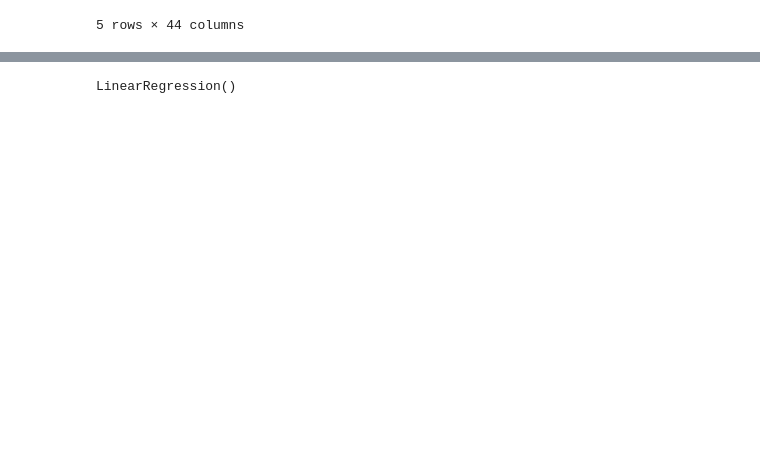
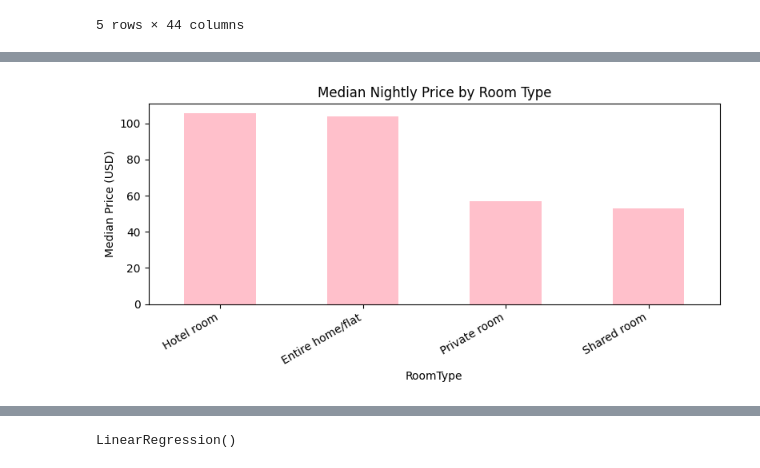
Before and after one commit to fatmaAlzu/444_Project, a Jupyter notebook: airbnbPrediction.ipynb, the cells around one changed output, grey strips where cells are left out. Drawn from its saved outputs; the diff is of its cells as text; code cells hidden in the pictures; blank space fills up the shorter version.

```diff
--- a/airbnbPrediction.ipynb
+++ b/airbnbPrediction.ipynb
@@ -26,0 +81,11 @@ df.head() # Displaying the first few rows of the dataset
+# %%
+# Median price by room type
+room_avg = df.groupby('RoomType')['BasicNightPrice_USD'].median().sort_values(ascending=False)
+room_avg.plot(kind='bar', color='pink', figsize=(8, 4))
+plt.title('Median Nightly Price by Room Type')
+plt.ylabel('Median Price (USD)')
+plt.xticks(rotation=30, ha='right')
+plt.tight_layout()
+plt.show()
+# %% [output]
+[figure, added]
```
Also changed, not shown: parts of 29 cells of this notebook.
